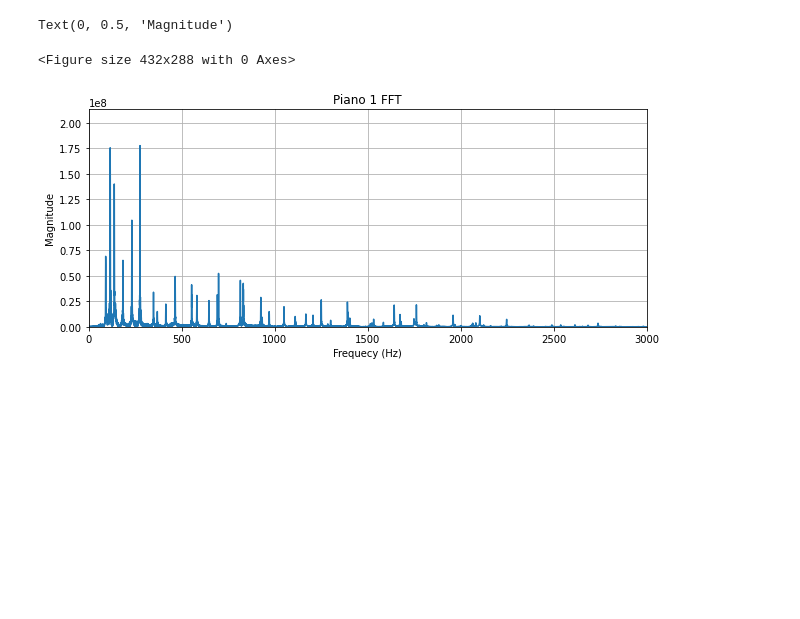
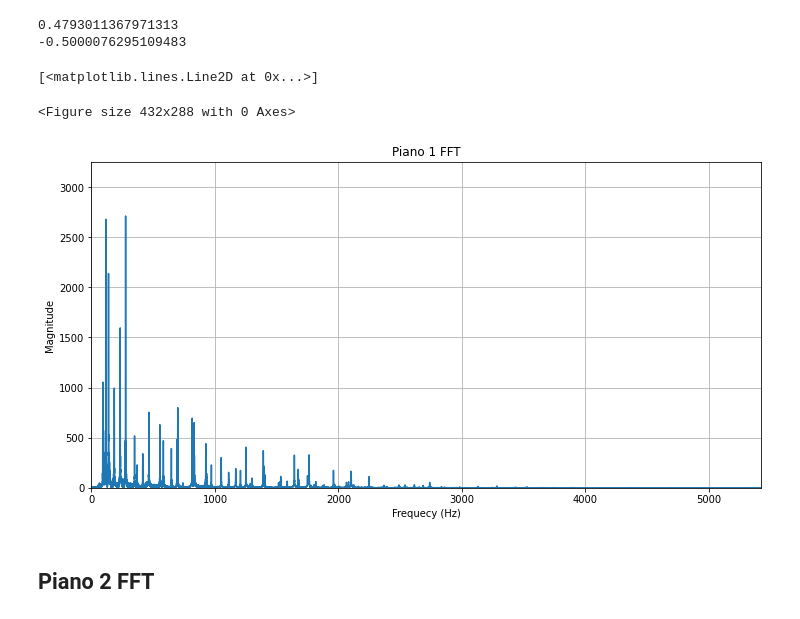
Before and after one commit to jonathanforhan/Homework-Mono, a Jupyter notebook: ee201/project-3/pitch-detection.ipynb, the cells around one changed output. Cells and saved outputs as stored; diff of their text form; code cells hidden in the pictures; blank space fills up the shorter version.

```diff
--- a/ee201/project-3/pitch-detection.ipynb
+++ b/ee201/project-3/pitch-detection.ipynb
@@ -10,13 +16,18 @@ import numpy as np
 import csv
 
 
-SAMPLE_RATE = 44_100 # 44.1 kHz
+MARGIN = 1.2            # graph margin
+SAMPLE_RATE = 44_100    # 44.1 kHz
+UINT16_MAX = (2**16)-1  # Use UINT16_MAX because the wav file has 16-bits per sample
+                        # This is stored in the header extracted using `$ exiftool ./$WAV_FILE > $WAV_FILE.metadata.txt`
 
 
-def read_signal(path: str, ft: str):
+# read signal from file, supports .wav and .csv
+def read_signal(path: str, ft: str) -> tuple[np.ndarray, np.ndarray]:
     match ft:
         case "wav":
             _, signal = wavfile.read(path)
+            signal = signal / UINT16_MAX
         case "csv":
             with open(path, newline="") as file:
                 reader = csv.reader(file, delimiter=",")
@@ -25,6 +36,9 @@ def read_signal(path: str, ft: str):
         case _:
             raise IOError("bad filetype")
 
+    print(np.max(signal))
+    print(np.min(signal))
+
     spec = np.abs(fft(signal))
     freq = fftfreq(len(spec), 1/SAMPLE_RATE)
 
@@ -32,4 +46,9 @@ def read_signal(path: str, ft: str):
     spec = spec[:len(spec)//2]
     freq = freq[:len(freq)//2]
 
-    return freq, np.array(spec, dtype=float)
+    return freq, spec
+
+
+# downsample using sampling theorem (Signals and Systems: A Fresh Look 5.4.1)
+def down_sample(ymax: float) -> float:
+    return 2 * ymax
@@ -75,23 +111,25 @@ plt.show()
 # %%
 freq, spec = read_signal("res/piano1_mono.wav", ft="wav")
 
-ymax = np.max(spec) * 1.2
-xmax = 3000
+ymax = np.max(spec)
+xmax = down_sample(ymax)
 
 plt.clf()
-plt.figure(figsize=(10, 4))
+plt.figure(figsize=(12, 6))
+plt.grid()
 plt.title("Piano 1 FFT")
-plt.axis((0, xmax, 0, ymax))
-plt.grid()
-plt.plot(freq, spec)
+plt.axis((0, xmax, 0, ymax * MARGIN))
 plt.xlabel("Frequecy (Hz)")
 plt.ylabel("Magnitude")
-
-plt.show()
+plt.plot(freq, spec)
 # %% [output]
-Text(0, 0.5, 'Magnitude')
+0.4793011367971313
+-0.5000076295109483
-<Figure size 432x288 with 0 Axes>
+[<matplotlib.lines.Line2D at 0x...>]
+<Figure size 432x288 with 0 Axes>
-[figure, old version]
+[figure, new version]
+# %% [markdown]
+## Piano 2 FFT
 # %%
 freq, spec = read_signal("res/piano2_mono.wav", ft="wav")
 
```
Also changed, not shown: parts of 8 cells of this notebook, 4 other files.
